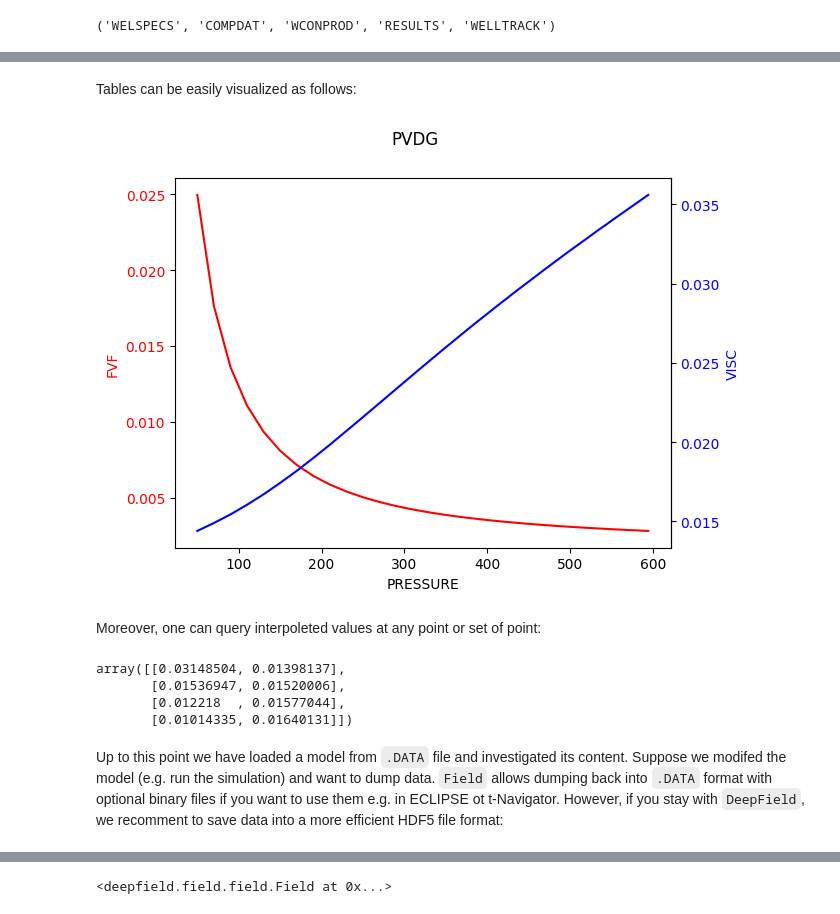
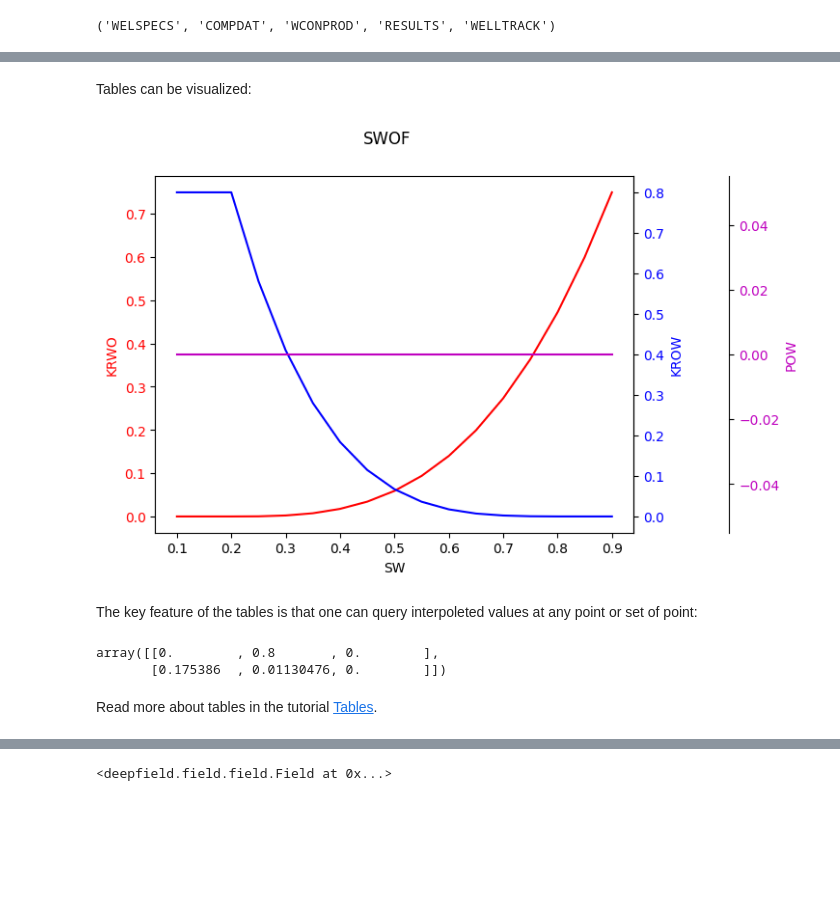
Before and after one commit to deepfield-team/DeepField, a Jupyter notebook: tutorials/01.Basics.ipynb, the cells around one changed output, grey strips where cells are left out. Saved outputs shown, nothing was run; the diff lists cells and outputs as text; code cells hidden in the pictures; blank space fills up the shorter version.

```diff
--- a/tutorials/01.Basics.ipynb
+++ b/tutorials/01.Basics.ipynb
@@ -15,4 +15,4 @@ Now we specify a path to the model (`.DATA` file) and run `load` method to read
 # %%
-model = Field('../open_data/norne_simplified/norne_simplified.data').load()
+model = Field('../open_data/egg/Egg_Model_ECL.DATA').load()
 # %% [output]
 INFO:Field:Using default config.
@@ -135,17 +161,15 @@ model.tables.pvdg.head()
 # %% [markdown]
-Tables can be easily visualized as follows:
+Tables can be visualized:
 # %%
-model.tables.pvdg.plot()
+model.tables.SWOF.plot()
 # %% [output]
-[figure, old version]
+[figure, new version]
 # %% [markdown]
-Moreover, one can query interpoleted values at any point or set of point:
+The key feature of the tables is that one can query interpoleted values at any point or set of point:
-# %%
-model.tables.pvdg([40, 80, 100, 120])
-# %% [output]
-array([[0.03148504, 0.01398137],
-       [0.01536947, 0.01520006],
-       [0.012218  , 0.01577044],
-       [0.01014335, 0.01640131]])
-# %% [markdown]
-Up to this point we have loaded a model from `.DATA` file and investigated its content. Suppose we modifed the model (e.g. run the simulation) and want to dump data. `Field` allows dumping back into `.DATA` format with optional binary files if you want to use them e.g. in ECLIPSE ot t-Navigator. However, if you stay with `DeepField`, we recomment to save data into a more efficient HDF5 file format:
+# %%
+model.tables.SWOF([0.15, 0.63])
+# %% [output]
+array([[0.        , 0.8       , 0.        ],
+       [0.175386  , 0.01130476, 0.        ]])
+# %% [markdown]
+Read more about tables in the tutorial [Tables]().
```
Also changed, not shown: parts of 45 cells of this notebook.
